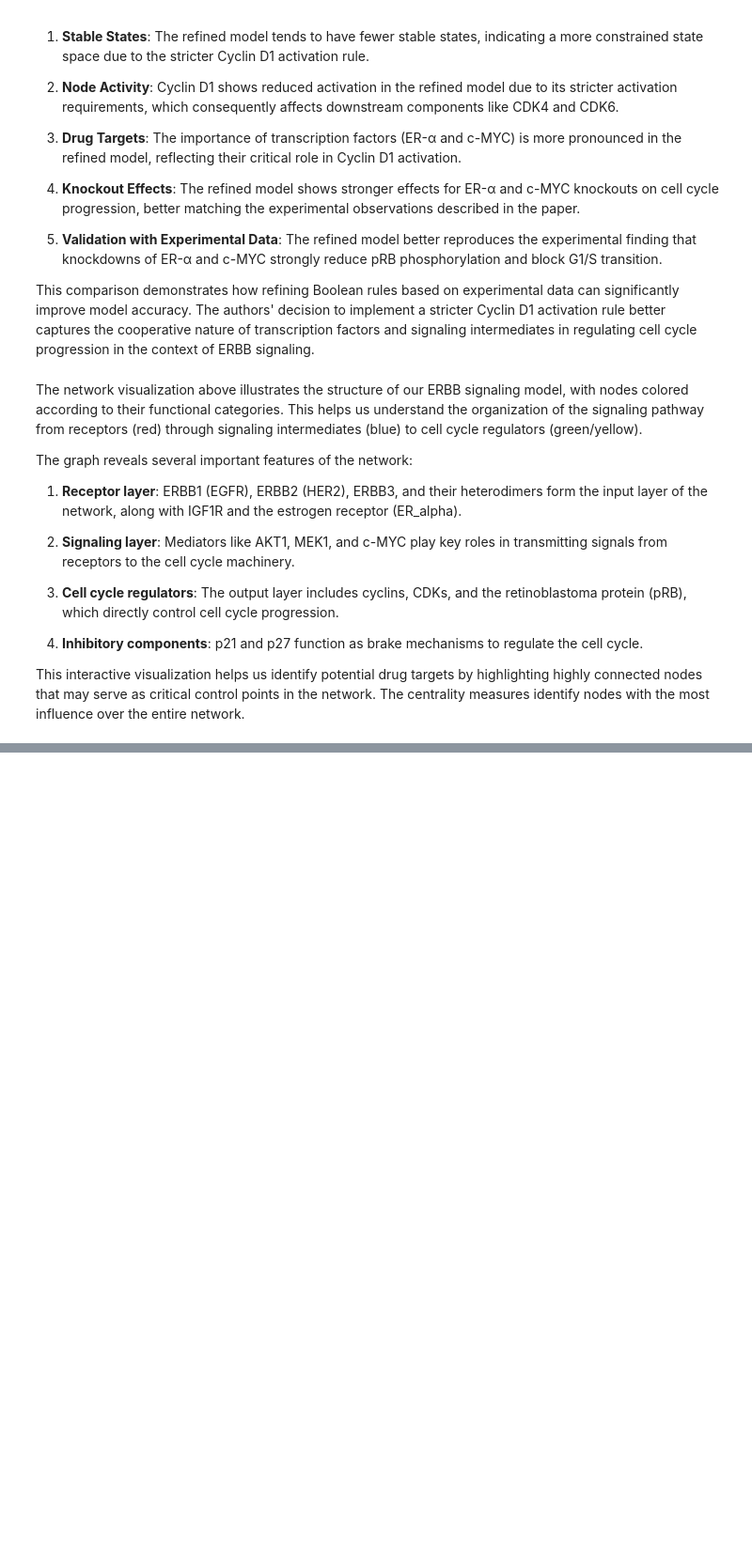
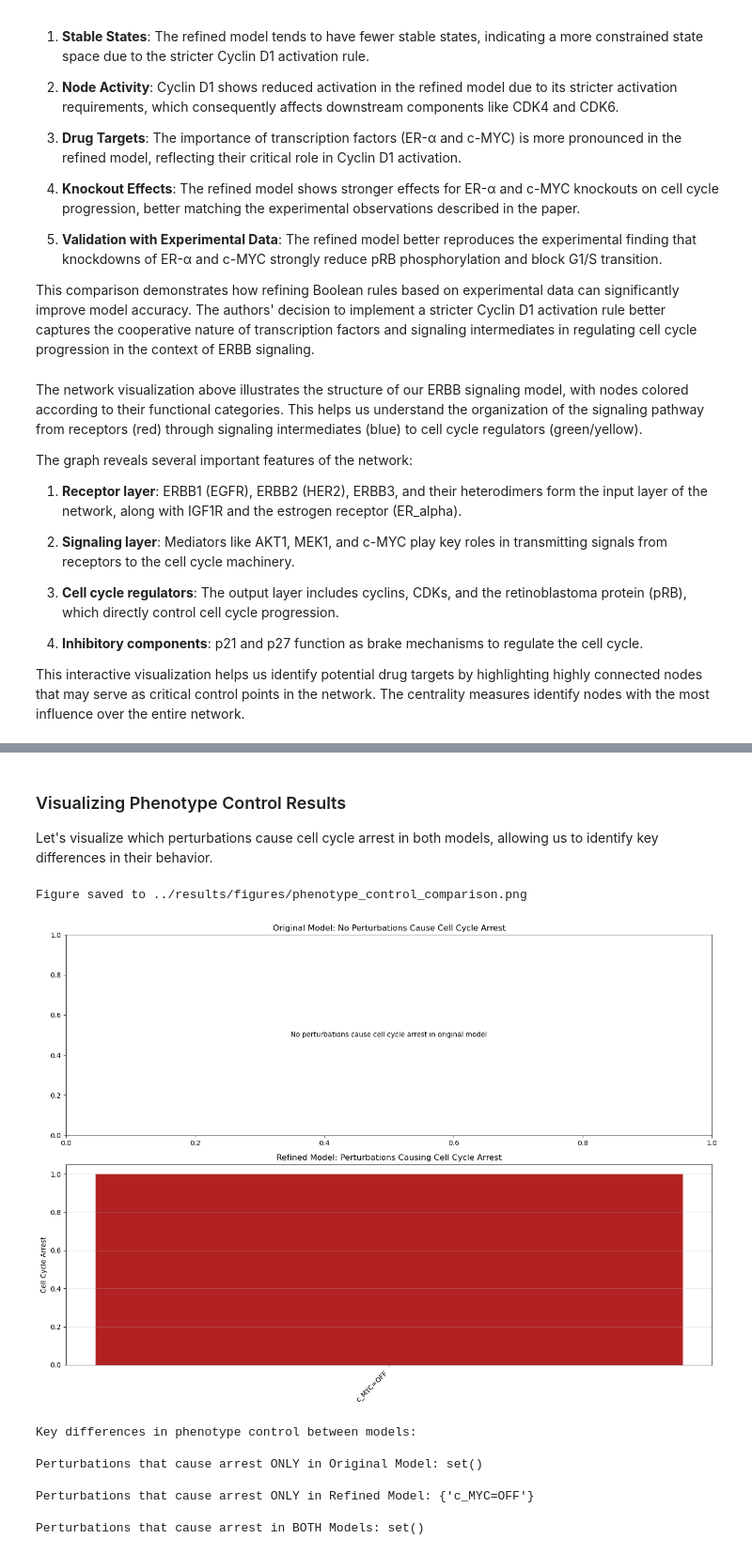
Before and after one commit to rauldd-sys/erbb-signaling-analysis, a Jupyter notebook: notebooks/ERBB_signaling_analysis.ipynb, the cells around one changed output, grey strips where cells are left out. Shown at 94% size. Drawn from its saved outputs; the diff is of its cells as text; code cells hidden in the pictures; blank space fills up the shorter version.

```diff
--- a/notebooks/ERBB_signaling_analysis.ipynb
+++ b/notebooks/ERBB_signaling_analysis.ipynb
@@ -1081,0 +1252,60 @@ This interactive visualization helps us identify potential drug targets by highl
+# %% [markdown]
+### Visualizing Phenotype Control Results
+
+Let's visualize which perturbations cause cell cycle arrest in both models, allowing us to identify key differences in their behavior.
+# %%
+# Create a visualization of perturbations that cause cell cycle arrest
+plt.figure(figsize=(14, 10))
+
+# Filter for perturbations that cause arrest
+original_arrests = original_pc_df[original_pc_df['causes_arrest'] == True].copy()
+original_arrests['perturbation'] = original_arrests.apply(lambda row: f"{row['node']}={'ON' if row['fixed_value'] else 'OFF'}", axis=1)
+
+refined_arrests = refined_pc_df[refined_pc_df['causes_arrest'] == True].copy()
+refined_arrests['perturbation'] = refined_arrests.apply(lambda row: f"{row['node']}={'ON' if row['fixed_value'] else 'OFF'}", axis=1)
+
+# Plot the cell cycle arrest-causing perturbations
+ax1 = plt.subplot(2, 1, 1)
+if len(original_arrests) > 0:
+    plt.bar(original_arrests['perturbation'], [1] * len(original_arrests), color='royalblue')
+    plt.title('Original Model: Perturbations Causing Cell Cycle Arrest')
+    plt.ylabel('Cell Cycle Arrest')
+    plt.xticks(rotation=45, ha='right')
+    plt.grid(axis='y', alpha=0.3)
+else:
+    plt.text(0.5, 0.5, "No perturbations cause cell cycle arrest in original model", ha='center', va='center')
+    plt.title('Original Model: No Perturbations Cause Cell Cycle Arrest')
+
+ax2 = plt.subplot(2, 1, 2)
+if len(refined_arrests) > 0:
+    plt.bar(refined_arrests['perturbation'], [1] * len(refined_arrests), color='firebrick')
+    plt.title('Refined Model: Perturbations Causing Cell Cycle Arrest')
+    plt.ylabel('Cell Cycle Arrest')
+    plt.xticks(rotation=45, ha='right')
+    plt.grid(axis='y', alpha=0.3)
+else:
+    plt.text(0.5, 0.5, "No perturbations cause cell cycle arrest in refined model", ha='center', va='center')
+    plt.title('Refined Model: No Perturbations Cause Cell Cycle Arrest')
+
+plt.tight_layout()
+save_visualization(plt.gcf(), '../results/figures/phenotype_control_comparison.png')
+plt.show()
+
+# Analyze key differences between models
+original_set = set(original_arrests['perturbation'])
+refined_set = set(refined_arrests['perturbation'])
+
+print("\nKey differences in phenotype control between models:")
+print(f"\nPerturbations that cause arrest ONLY in Original Model: {original_set - refined_set}")
+print(f"\nPerturbations that cause arrest ONLY in Refined Model: {refined_set - original_set}")
+print(f"\nPerturbations that cause arrest in BOTH Models: {original_set & refined_set}")
+# %% [output]
+Figure saved to ../results/figures/phenotype_control_comparison.png
+[figure, added]
+Key differences in phenotype control between models:
+
+Perturbations that cause arrest ONLY in Original Model: set()
+
+Perturbations that cause arrest ONLY in Refined Model: {'c_MYC=OFF'}
+
+Perturbations that cause arrest in BOTH Models: set()
```
Also changed, not shown: parts of 19 cells of this notebook, 13 other files.
